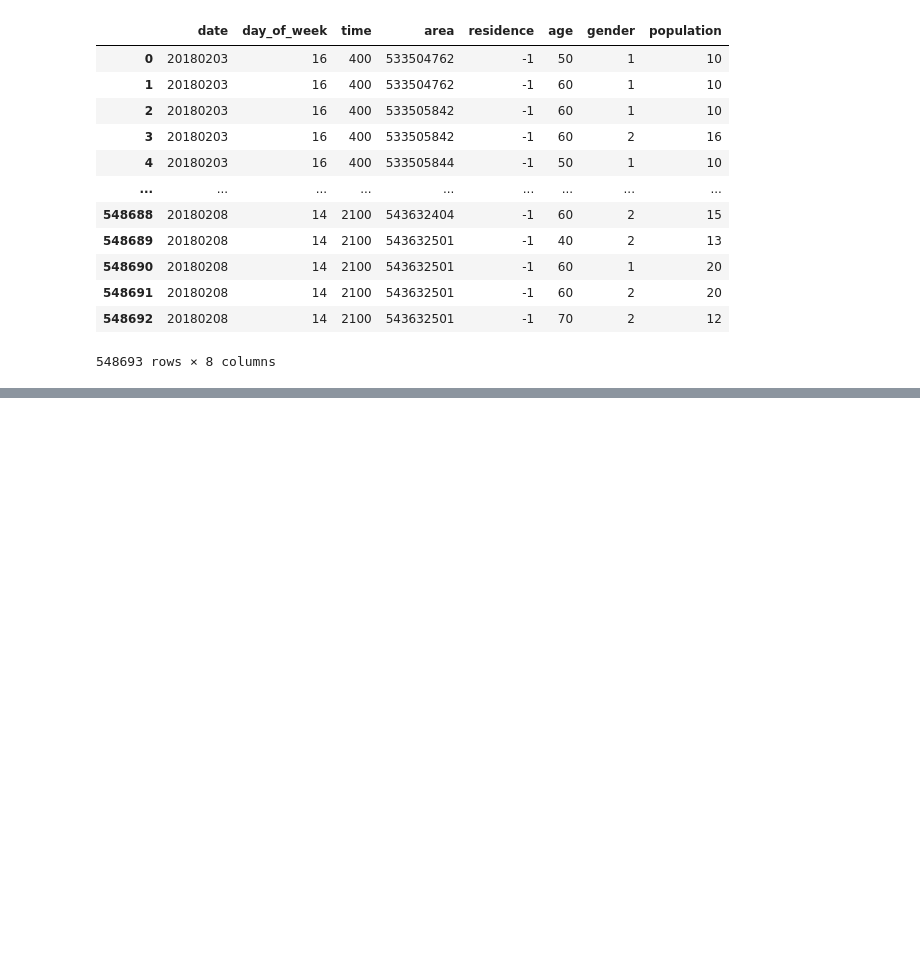
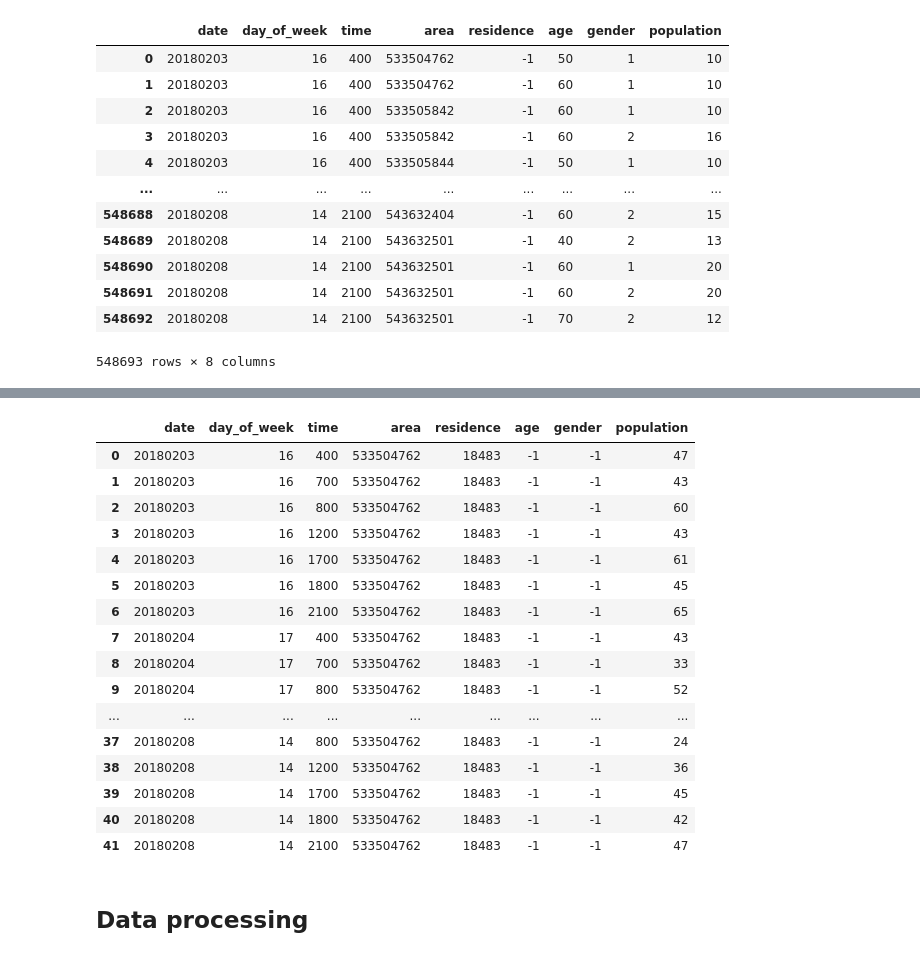
Before and after one commit to AndyRyuu/Fukui-Snow, a Jupyter notebook: Pre-processing.ipynb, the cells around one changed output, grey strips where cells are left out. Saved outputs shown, nothing was run; the diff lists cells and outputs as text; code cells hidden in the pictures; blank space fills up the shorter version.

```diff
--- a/Pre-processing.ipynb
+++ b/Pre-processing.ipynb
@@ -56,0 +110,3 @@ data_Ken
+# %%
+data_Fukui = pd.read_csv(r'data/04_居住地(市区町村).csv')
+data_Fukui
@@ -56,0 +127,24 @@ data_Ken
+# %%
+datatest3 = data_Fukui[(data_Fukui['area']==533504762)]
+datatest3.reset_index(drop=True,inplace=True)
+datatest3
+# %% [output]
+|  | date | day_of_week | time | area | residence | age | gender | population |
+| 0 | 20180203 | 16 | 400 | 533504762 | 18483 | -1 | -1 | 47 |
+| 1 | 20180203 | 16 | 700 | 533504762 | 18483 | -1 | -1 | 43 |
+| 2 | 20180203 | 16 | 800 | 533504762 | 18483 | -1 | -1 | 60 |
+| 3 | 20180203 | 16 | 1200 | 533504762 | 18483 | -1 | -1 | 43 |
+| 4 | 20180203 | 16 | 1700 | 533504762 | 18483 | -1 | -1 | 61 |
+| 5 | 20180203 | 16 | 1800 | 533504762 | 18483 | -1 | -1 | 45 |
+| 6 | 20180203 | 16 | 2100 | 533504762 | 18483 | -1 | -1 | 65 |
+| 7 | 20180204 | 17 | 400 | 533504762 | 18483 | -1 | -1 | 43 |
+| 8 | 20180204 | 17 | 700 | 533504762 | 18483 | -1 | -1 | 33 |
+| 9 | 20180204 | 17 | 800 | 533504762 | 18483 | -1 | -1 | 52 |
+| ... | ... | ... | ... | ... | ... | ... | ... | ... |
+| 37 | 20180208 | 14 | 800 | 533504762 | 18483 | -1 | -1 | 24 |
+| 38 | 20180208 | 14 | 1200 | 533504762 | 18483 | -1 | -1 | 36 |
+| 39 | 20180208 | 14 | 1700 | 533504762 | 18483 | -1 | -1 | 45 |
+| 40 | 20180208 | 14 | 1800 | 533504762 | 18483 | -1 | -1 | 42 |
+| 41 | 20180208 | 14 | 2100 | 533504762 | 18483 | -1 | -1 | 47 |
+# %% [markdown]
+## Data processing
```
Also changed, not shown: parts of 7 cells of this notebook.
